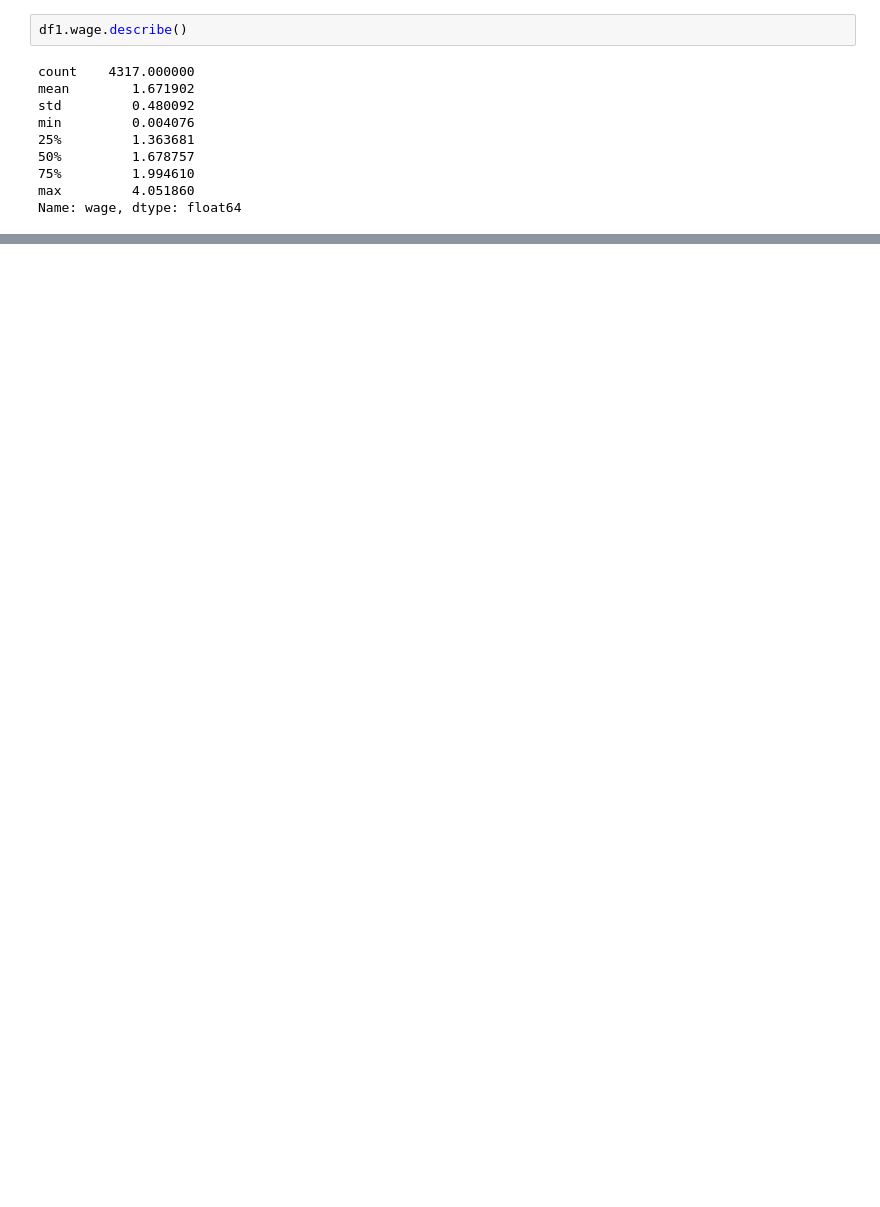
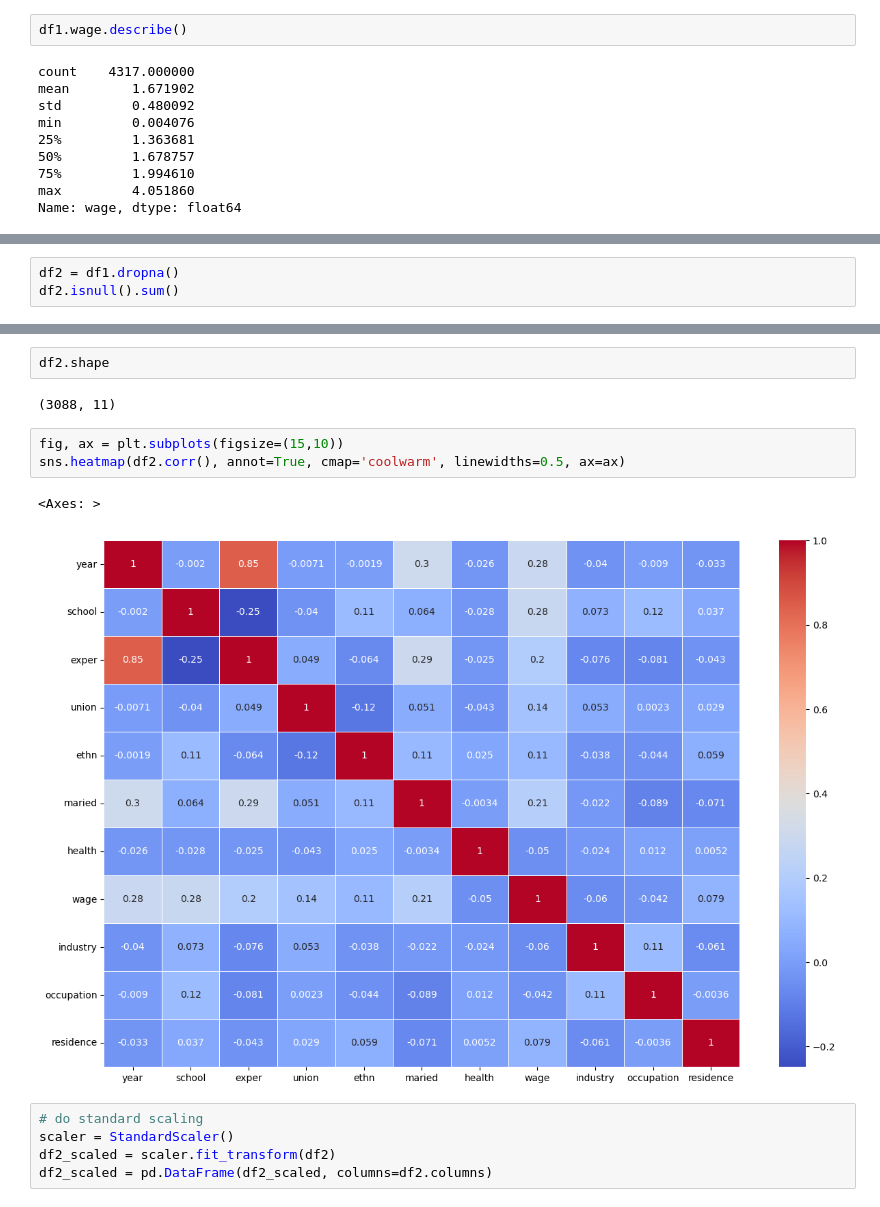
Before and after one commit to taqihaider7/NSU_ML, a Jupyter notebook: Submisison/Ahsan/assignment2.ipynb, the cells around one changed output, grey strips where cells are left out. Drawn from its saved outputs; the diff is of its cells as text; blank space fills up the shorter version.

```diff
--- a/Submisison/Ahsan/assignment2.ipynb
+++ b/Submisison/Ahsan/assignment2.ipynb
@@ -273,0 +319,3 @@ plt.show()
+# %%
+df2 = df1.dropna()
+df2.isnull().sum()
@@ -273,0 +335,15 @@ plt.show()
+# %%
+df2.shape
+# %% [output]
+(3088, 11)
+# %%
+fig, ax = plt.subplots(figsize=(15,10))
+sns.heatmap(df2.corr(), annot=True, cmap='coolwarm', linewidths=0.5, ax=ax)
+# %% [output]
+<Axes: >
+[figure, added]
+# %%
+# do standard scaling
+scaler = StandardScaler()
+df2_scaled = scaler.fit_transform(df2)
+df2_scaled = pd.DataFrame(df2_scaled, columns=df2.columns)
```
Also changed, not shown: parts of 24 cells of this notebook.
